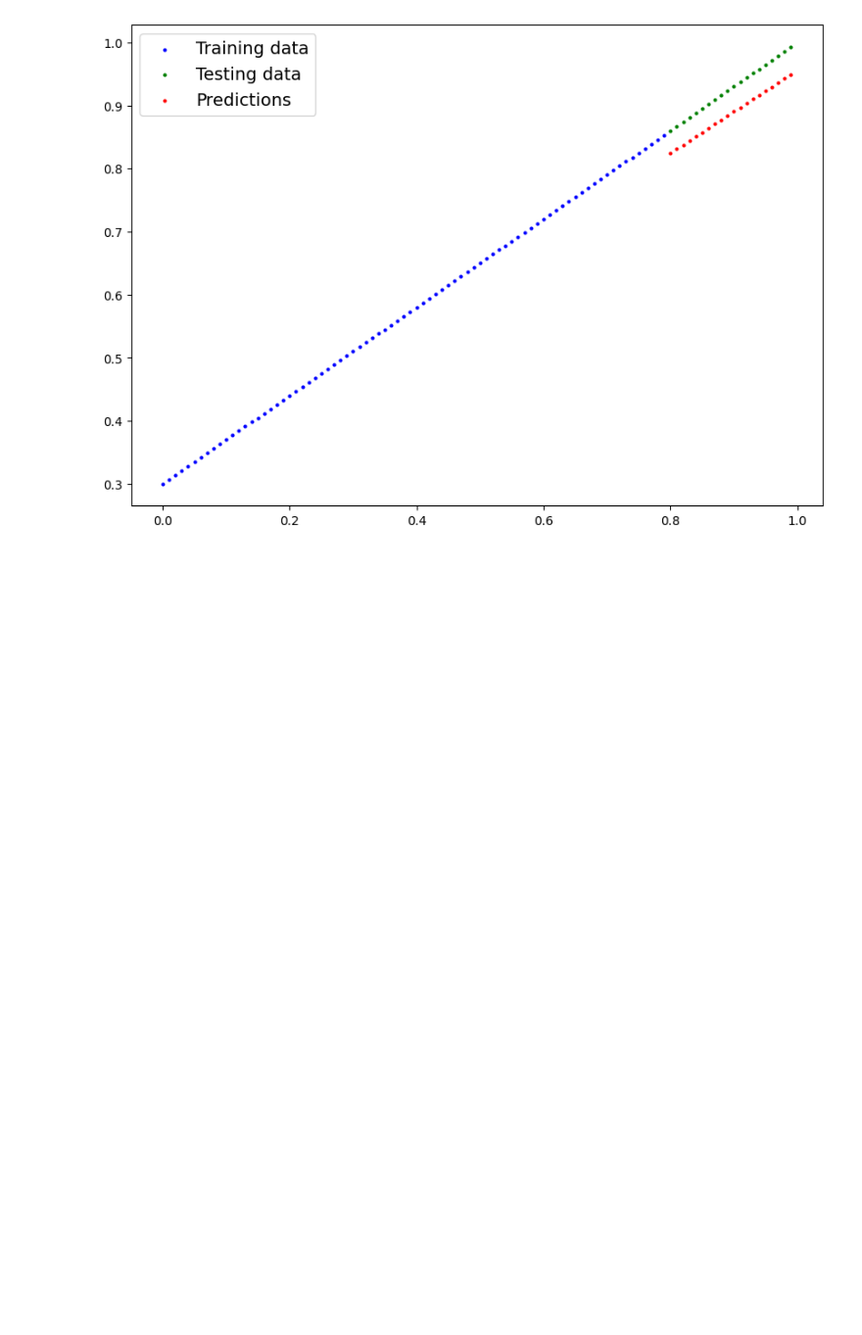
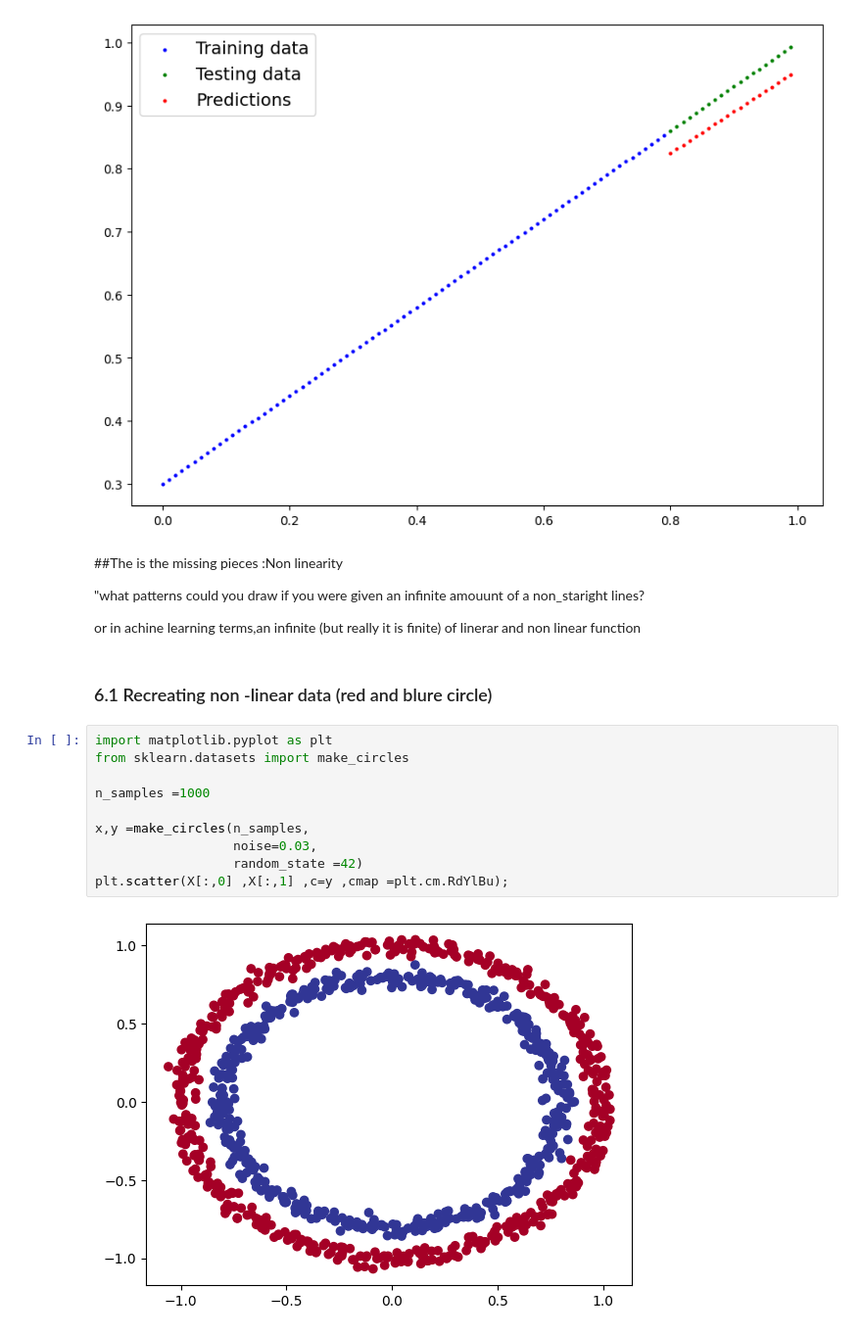
Before and after one commit to lalitbhattarai/Pytorch_Fundamentals, a Jupyter notebook: Neural_Network_Classification_with_PyTorch.ipynb, the cells around one changed output. Shown at 98% size. Cells and saved outputs as stored; diff of their text form; blank space fills up the shorter version.

Commit message:
Create a model for non Linearity

```diff
--- a/Neural_Network_Classification_with_PyTorch.ipynb
+++ b/Neural_Network_Classification_with_PyTorch.ipynb
@@ -712,3 +712,23 @@ plot_predictions(train_data =X_train_regression.cpu(),
                  predictions=y_preds.cpu());
 # %% [output]
 [figure]
+# %% [markdown]
+##The is the missing pieces  :Non linearity
+
+"what patterns could you draw if you were given an infinite amouunt of a non_staright lines?
+
+or in achine learning terms,an infinite (but really it is finite) of linerar and non linear function
+# %% [markdown]
+### 6.1 Recreating non -linear  data (red and blure circle)
+# %%
+import matplotlib.pyplot as plt
+from sklearn.datasets import make_circles
+
+n_samples =1000
+
+x,y =make_circles(n_samples,
+                  noise=0.03,
+                  random_state =42)
+plt.scatter(X[:,0] ,X[:,1] ,c=y ,cmap =plt.cm.RdYlBu);
+# %% [output]
+[figure, added]
```
Also changed, not shown: parts of 14 cells of this notebook.
